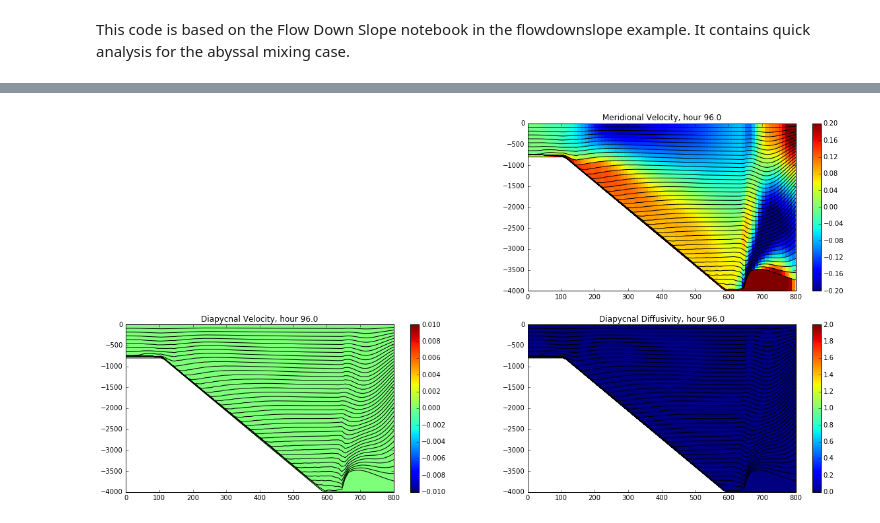
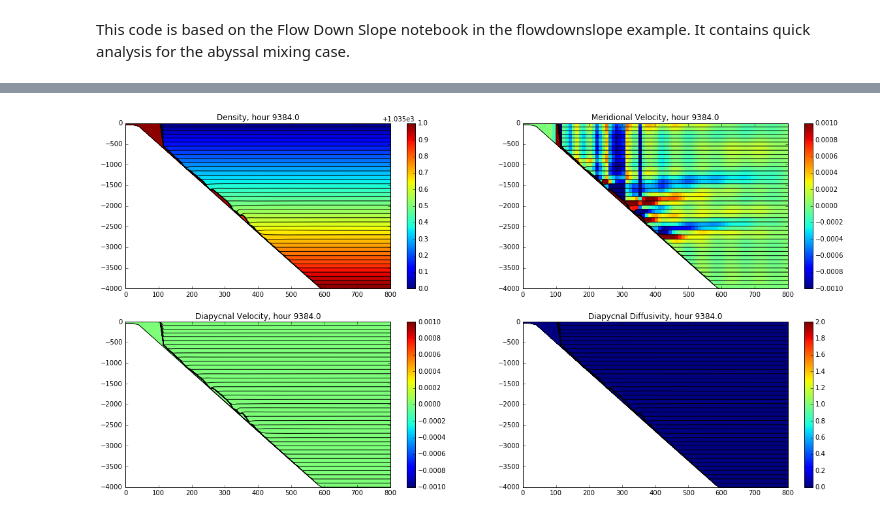
Before and after one commit to rmholmes/MOM6-examples, a Jupyter notebook: ocean_only/abyssal_mixing/Abyssal Mixing Quick Analysis.ipynb, the cells around one changed output, grey strips where cells are left out. Saved outputs shown, nothing was run; the diff lists cells and outputs as text; code cells hidden in the pictures.

```diff
--- a/ocean_only/abyssal_mixing/Abyssal Mixing Quick Analysis.ipynb
+++ b/ocean_only/abyssal_mixing/Abyssal Mixing Quick Analysis.ipynb
@@ -22,39 +20,44 @@ layer_file = scipy.io.netcdf_file('prog.nc')
 # Read the horizontal coordinate which is the same for all configurations
 yq = layer_file.variables['yq'][:] # This is the coordinate of the cell corners (u-points in 1D)
 yq = numpy.concatenate(([0],yq)) # Inserts left most edge of domain in to coordinates
 
 # Define a function to plot a section
 def plot_section(file_handle, record, variable='salt', clim=(34., 35.), plot_grid=True, rep='linear'):
     """Plots a section of by reading vertical grid and scalar variable and super-sampling
     both in order to plot vertical and horizontal reconstructions.
 
     Optional arguments have defaults for plotting salinity and overlaying the grid.
     """
     e = file_handle.variables['e'][record,:,:,0] # Vertical grid positions
-    s = file_handle.variables[variable][record,:,:,0] # Scalar field to color
+    if variable == 'zl':
+        s = np.tile(file_handle.variables['zl'][:],(len(e[0,:]),1)).T
+    else:
+        s = file_handle.variables[variable][record,:,:,0] # Scalar field to color
+
     if (np.shape(s)[0]==np.shape(e)[0]):
         s = (s[1:,:]+s[:-1,:])/2 #NOTE THIS IS DODGY!
     y,z,q = m6toolbox.section2quadmesh(yq, e, s, representation=rep) # This yields three areas at twice the model resolution
     plt.pcolormesh(y, z, q);
     plt.clim(clim)
     if plot_grid: plt.plot(y, z.T, 'k', hold=True);
     plt.ylim(-4000,1)
     plt.xlim(0,800)
 
-record = -1 # Last record
+record = 300 # Last record
 fig = plt.figure(1, figsize=(20,10))
 timevar = layer_file.variables['Time']
-for record in [record]:
+#for record in [record]:
 #for record in range(96):
+for record in np.arange(0,len(timevar[:]),10):
     plt.clf()
-    #plt.subplot(2,2,1)
-    #plot_section(layer_file, record); plt.title('Salinity, hour {}'.format(timevar[record]*24)); plt.colorbar()
+    plt.subplot(2,2,1)
+    plot_section(layer_file, record, variable='zl', clim=(1035.0, 1036.0)); plt.title('Density, hour {}'.format(timevar[record]*24)); plt.colorbar()
     plt.subplot(2,2,2)
-    plot_section(layer_file, record, variable='v', clim=(-0.2, 0.2)); plt.title('Meridional Velocity, hour {}'.format(timevar[record]*24)); plt.colorbar()
+    plot_section(layer_file, record, variable='v', clim=(-0.001, 0.001)); plt.title('Meridional Velocity, hour {}'.format(timevar[record]*24)); plt.colorbar()
     plt.subplot(2,2,3)
-    plot_section(layer_file, record, variable='wd', clim=(-0.01, 0.01)); plt.title('Diapycnal Velocity, hour {}'.format(timevar[record]*24)); plt.colorbar()
+    plot_section(layer_file, record, variable='wd', clim=(-0.001, 0.001)); plt.title('Diapycnal Velocity, hour {}'.format(timevar[record]*24)); plt.colorbar()
     plt.subplot(2,2,4)
     plot_section(layer_file, record, variable='Kd_layer', clim=(0.0, 2.0)); plt.title('Diapycnal Diffusivity, hour {}'.format(timevar[record]*24)); plt.colorbar()
-    #plt.savefig('frame{:03d}'.format(record))
+    plt.savefig('frame{:04d}'.format(record))
 # %% [output]
-[figure, old version]
+[figure, new version]
```
Also changed, not shown: parts of 5 cells of this notebook, 4 other files.
